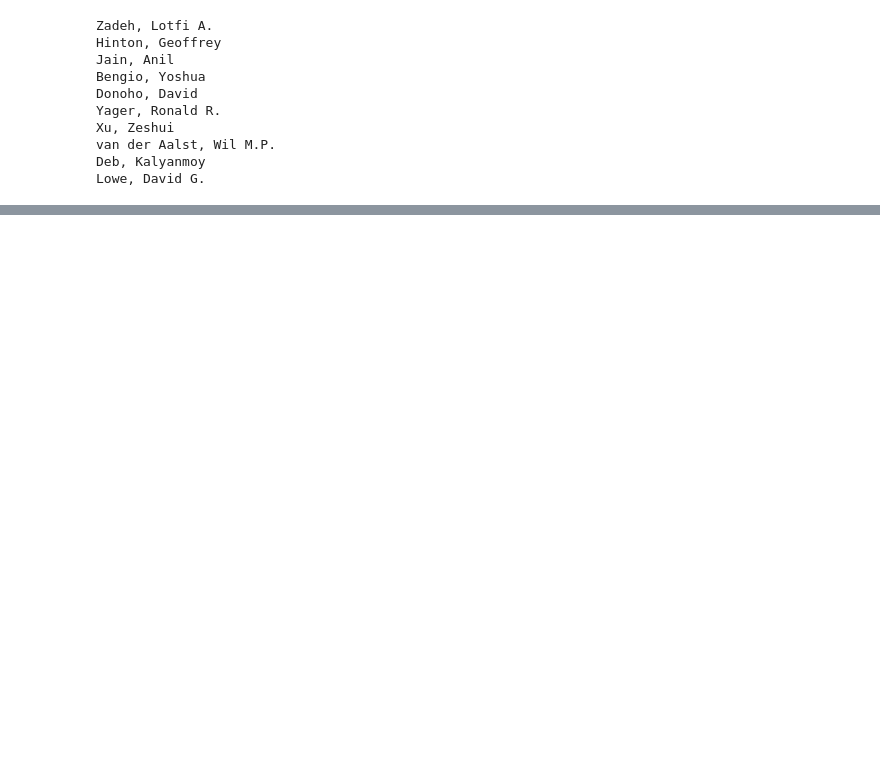
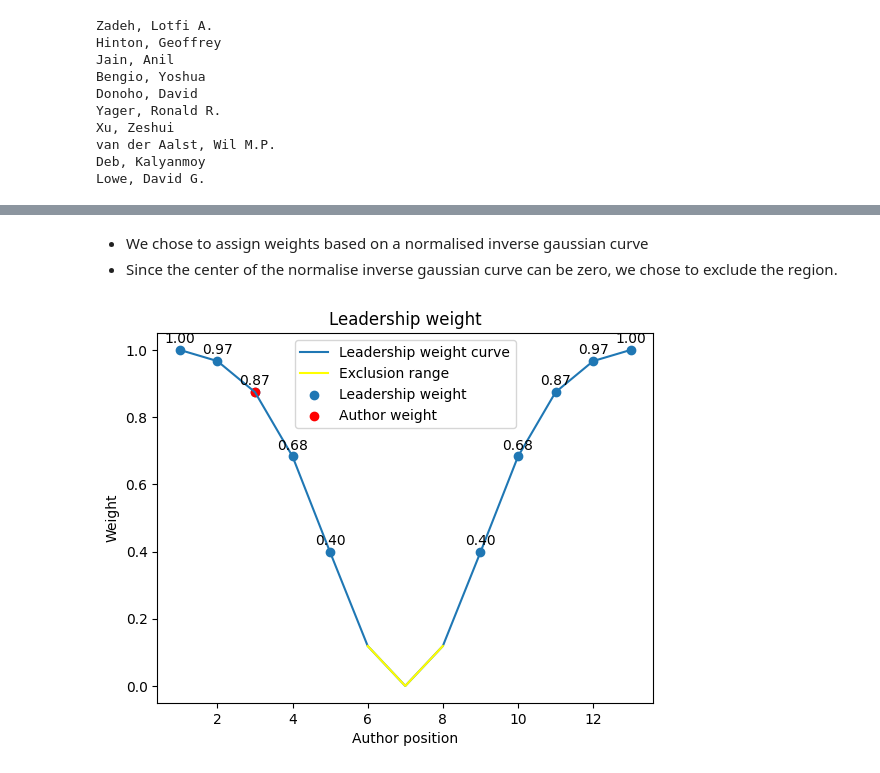
Before and after one commit to nepython/metrics, a Jupyter notebook: scopus.ipynb, the cells around one changed output, grey strips where cells are left out. Cells and saved outputs as stored; diff of their text form; code cells hidden in the pictures; blank space fills up the shorter version.

```diff
--- a/scopus.ipynb
+++ b/scopus.ipynb
@@ -172,0 +208,7 @@ response_abstract.headers
+# %% [markdown]
+* We chose to assign weights based on a normalised inverse gaussian curve
+* Since the center of the normalise inverse gaussian curve can be zero, we chose to exclude the region.
+# %%
+plot_leadership_weight(2, 10, annotate=True)
+# %% [output]
+[figure, added]
```
Also changed, not shown: parts of 17 cells of this notebook, 3 other files.
